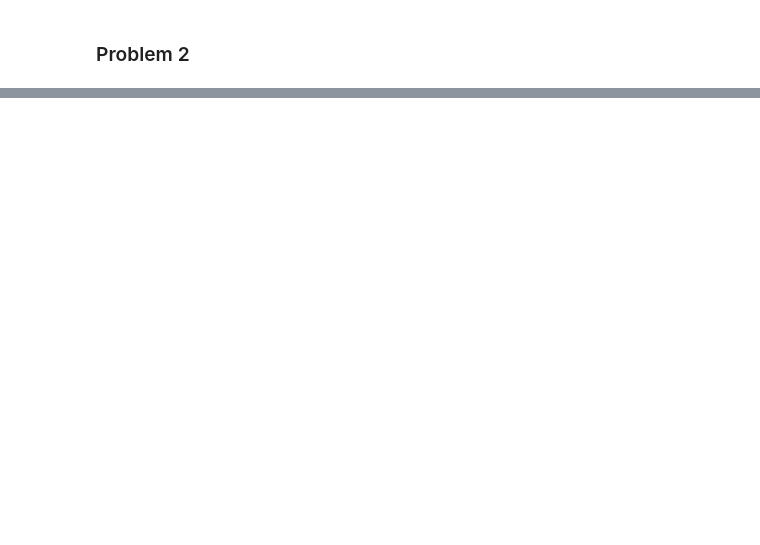
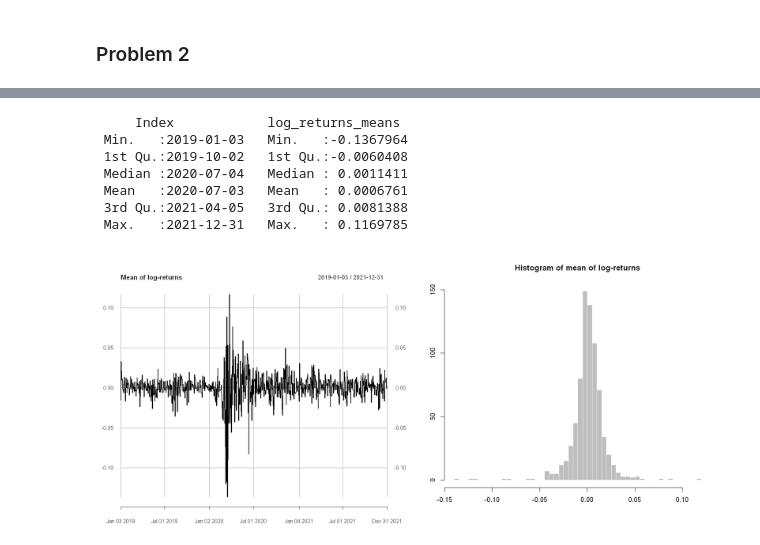
Before and after one commit to JanK0095/Financial-Econometrics-Course-Projects, a Jupyter notebook: HW2/Problem 1.ipynb, the cells around one changed output, grey strips where cells are left out. Cells and saved outputs as stored; diff of their text form; code cells hidden in the pictures; blank space fills up the shorter version.

```diff
--- a/HW2/Problem 1.ipynb
+++ b/HW2/Problem 1.ipynb
@@ -280,0 +275,15 @@ summary(log_returns_means)
+# %%
+summary(log_returns_means)
+log_returns_means <- na.omit(log_returns_means) #Dropping one missing observation (it is the first one for which one the return is obviously unavailable)
+par(mfrow = c(1,2))
+hist(log_returns_means, border = F, xlab = "", ylab = "", main = "Histogram of mean of log-returns", col = "grey", breaks = "FD")
+plot(log_returns_means, main = "Mean of log-returns")
+# %% [output]
+     Index            log_returns_means
+ Min.   :2019-01-03   Min.   :-0.1367964
+ 1st Qu.:2019-10-02   1st Qu.:-0.0060408
+ Median :2020-07-04   Median : 0.0011411
+ Mean   :2020-07-03   Mean   : 0.0006761
+ 3rd Qu.:2021-04-05   3rd Qu.: 0.0081388
+ Max.   :2021-12-31   Max.   : 0.1169785
+[figure, added]
```
Also changed, not shown: parts of 35 cells of this notebook.
